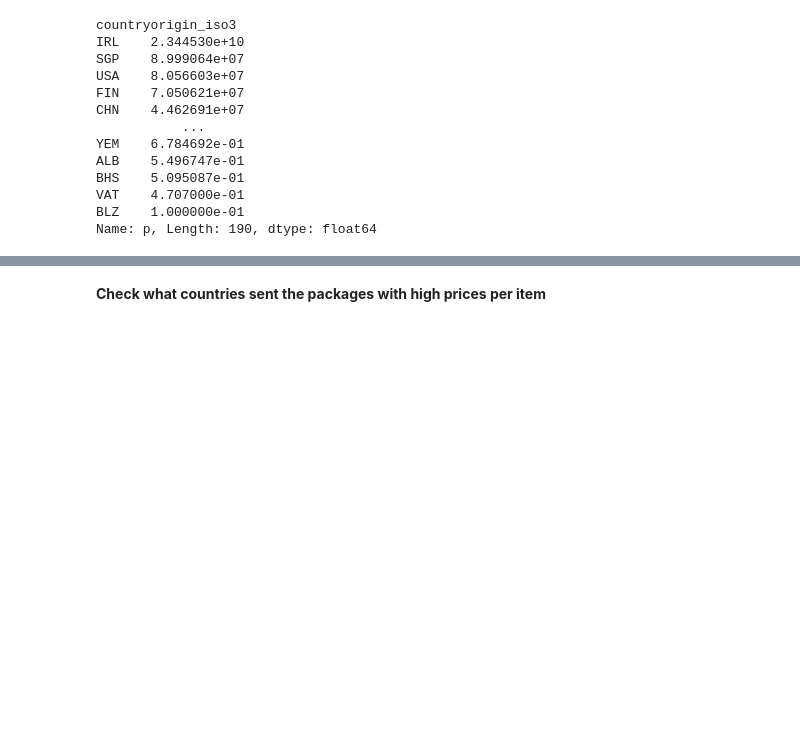
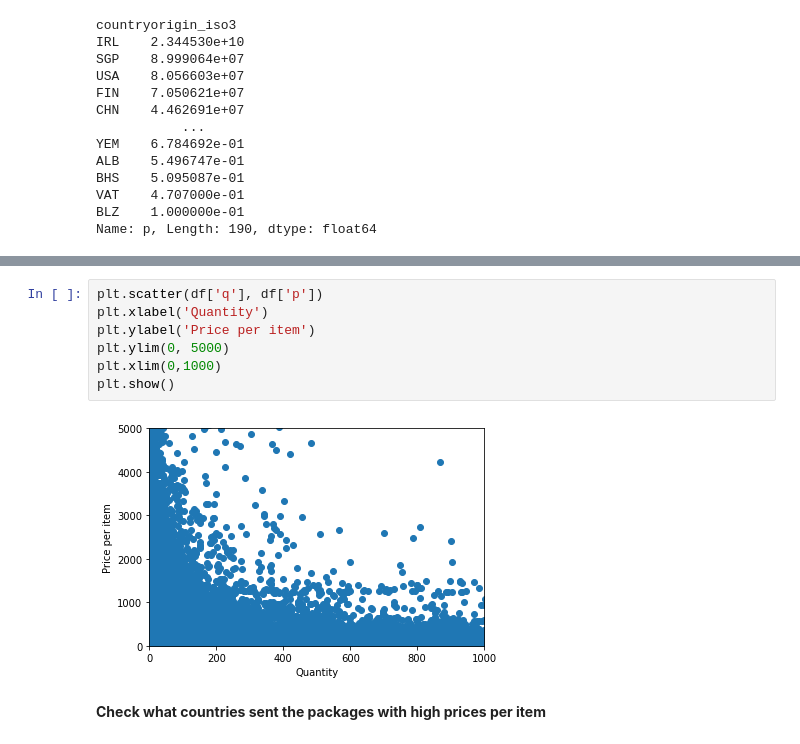
Before and after one commit to Calista-F/D-and-C, a Jupyter notebook: RM_0810.ipynb, the cells around one changed output, grey strips where cells are left out. Drawn from its saved outputs; the diff is of its cells as text; blank space fills up the shorter version.

```diff
--- a/RM_0810.ipynb
+++ b/RM_0810.ipynb
@@ -165,4 +165,13 @@ Text(0, 0.5, 'Price per item')
 [figure]
+# %%
+plt.scatter(df['q'], df['p'])
+plt.xlabel('Quantity')
+plt.ylabel('Price per item')
+plt.ylim(0, 5000)
+plt.xlim(0,1000)
+plt.show()
+# %% [output]
+[figure, added]
 # %% [markdown]
 **Check what countries sent the packages with high prices per item**
 # %%
```
Also changed, not shown: parts of 2 cells of this notebook.
